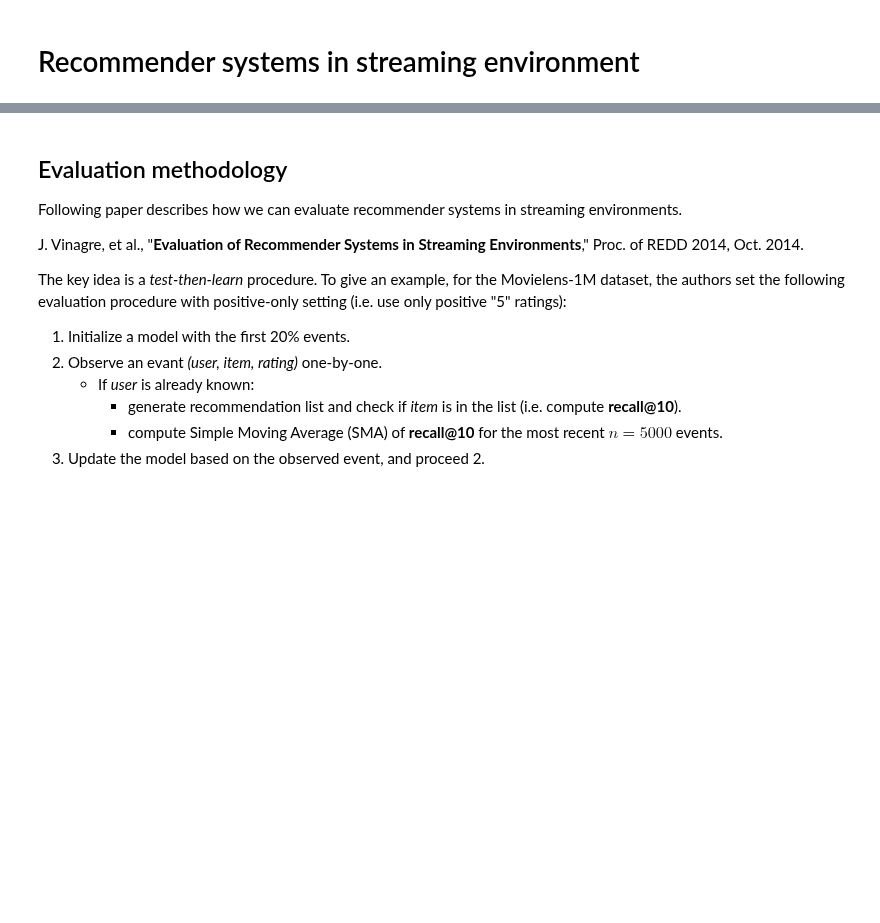
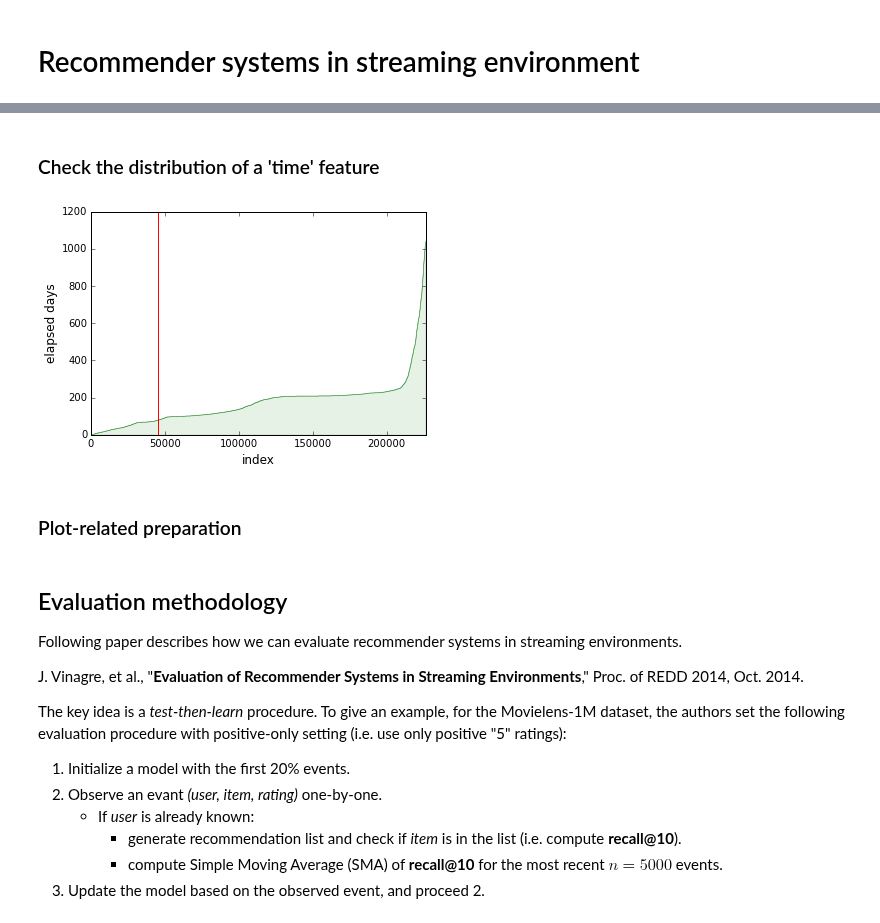
Before and after one commit to takuti/stream-recommender, a Jupyter notebook: stream-recommender.ipynb, the cells around one changed output, grey strips where cells are left out. Cells and saved outputs as stored; diff of their text form; code cells hidden in the pictures; blank space fills up the shorter version.

```diff
--- a/stream-recommender.ipynb
+++ b/stream-recommender.ipynb
@@ -87,0 +19,21 @@ The autoreload extension is already loaded. To reload it, use:
+# %%
+from experiment import Runner
+exp = Runner()
+# %% [markdown]
+### Check the distribution of a 'time' feature
+# %%
+fig, ax = plt.subplots()
+ax.plot(exp.dts, c='g', lw=.5)
+ax.set_xlim((0, exp.n_sample-1))
+ax.fill_between(np.arange(exp.n_sample), np.array(exp.dts), facecolor='g', alpha=0.1)
+
+# 20% pre-train | 80% evaluate
+ax.axvline(x=exp.n_train, linewidth=1, linestyle='-', color='red')
+
+ax.set_xlabel('index')
+ax.set_ylabel('elapsed days')
+plt.show()
+# %% [output]
+[figure, added]
+# %% [markdown]
+### Plot-related preparation
```
Also changed, not shown: parts of 38 cells of this notebook.
